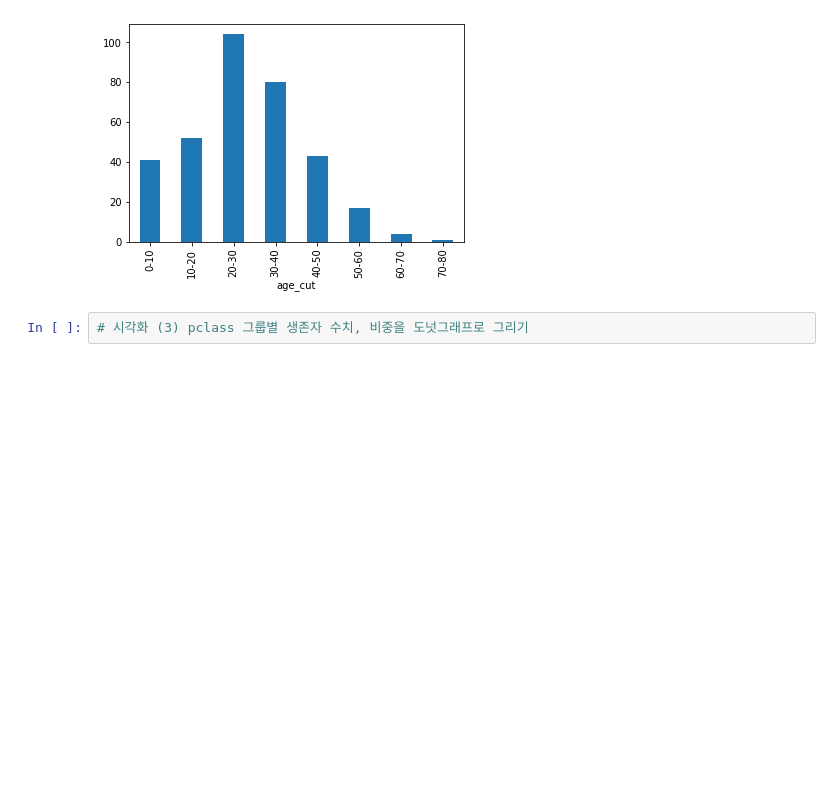
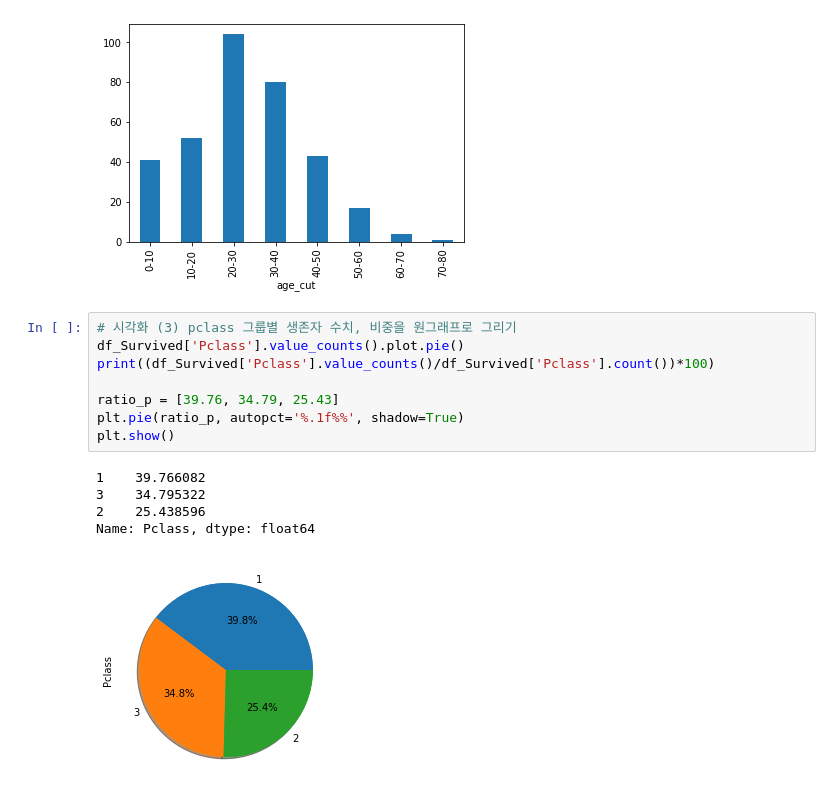
Before and after one commit to codestates/ds-admission-challenge, a Jupyter notebook: ds_bootcamp_admission_challenge_김현재200903_(2nd_trial).ipynb, the cells around one changed output. Drawn from its saved outputs; the diff is of its cells as text; blank space fills up the shorter version.

```diff
--- a/ds_bootcamp_admission_challenge_김현재200903_(2nd_trial).ipynb
+++ b/ds_bootcamp_admission_challenge_김현재200903_(2nd_trial).ipynb
@@ -271,5 +271,17 @@ See the caveats in the documentation: https://pandas.pydata.org/pandas-docs/stab
   import sys
 <matplotlib.axes._subplots.AxesSubplot at 0x...>
 [figure]
-# %%
-# 시각화 (3) pclass 그룹별 생존자 수치, 비중을 도넛그래프로 그리기
+# %%
+# 시각화 (3) pclass 그룹별 생존자 수치, 비중을 원그래프로 그리기
+df_Survived['Pclass'].value_counts().plot.pie()
+print((df_Survived['Pclass'].value_counts()/df_Survived['Pclass'].count())*100)
+
+ratio_p = [39.76, 34.79, 25.43]
+plt.pie(ratio_p, autopct='%.1f%%', shadow=True)
+plt.show()
+# %% [output]
+1    39.766082
+3    34.795322
+2    25.438596
+Name: Pclass, dtype: float64
+[figure, added]
```
